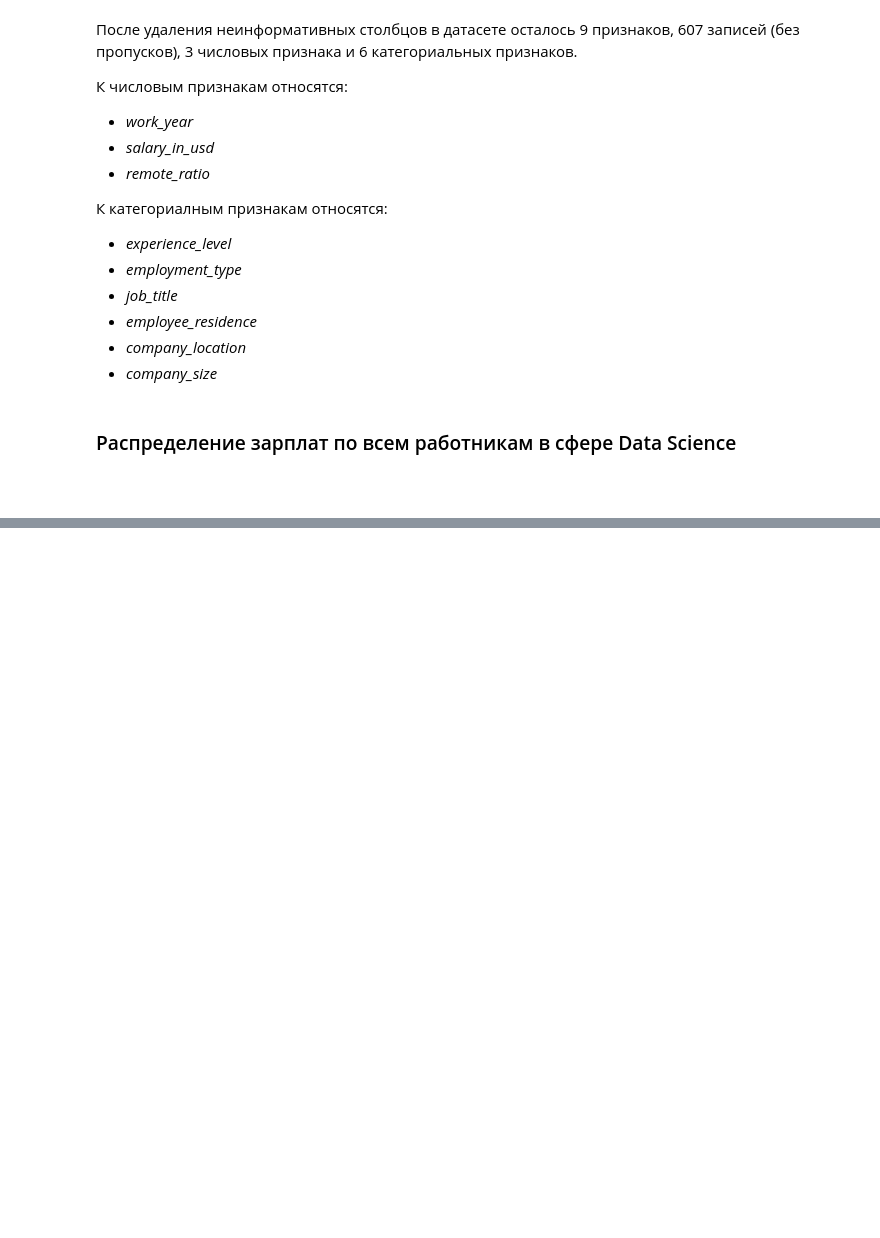
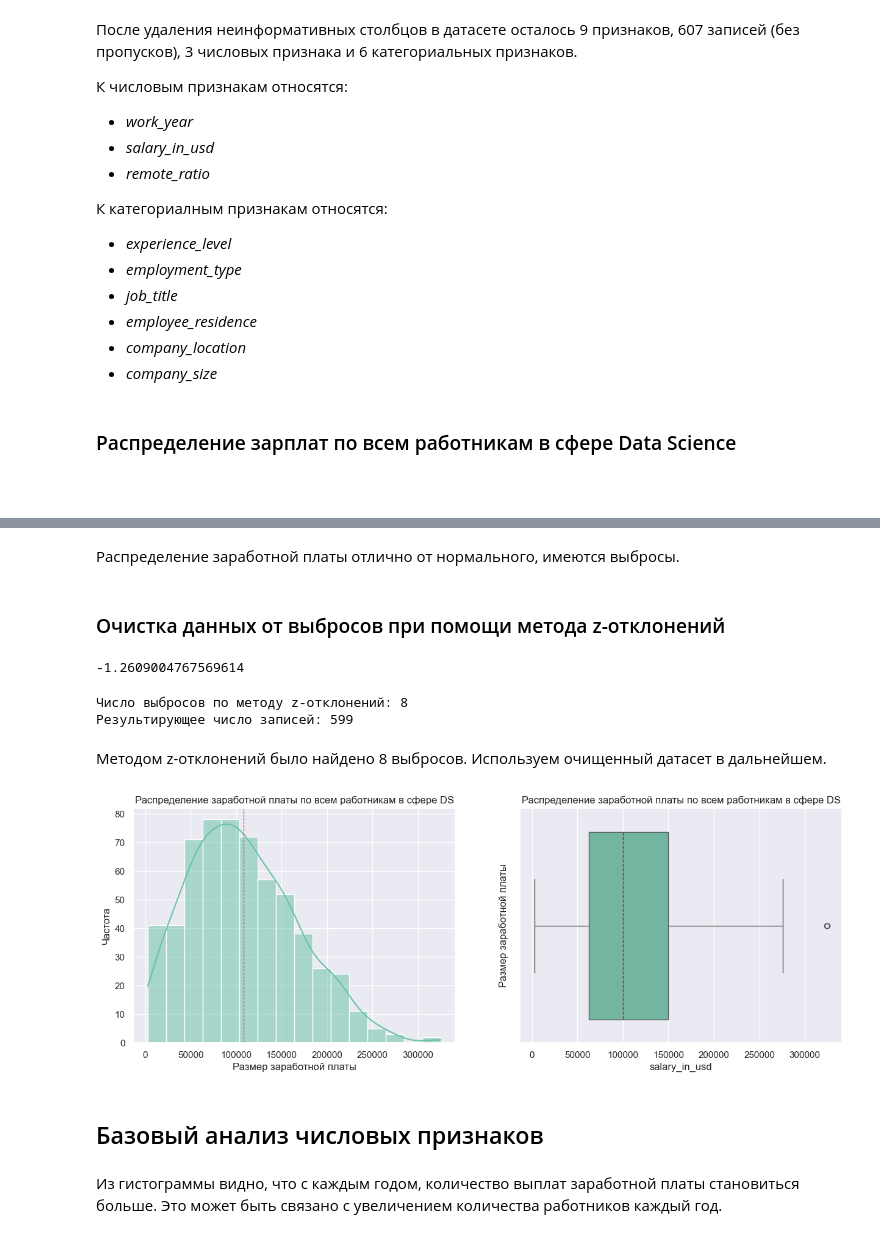
Before and after one commit to ret4ed/Sf_DS_game_1, a Jupyter notebook: Skillfactory/EDA_4_Статистические тесты/Практика. Исследование данных HR-агенства.ipynb, the cells around one changed output, grey strips where cells are left out. Cells and saved outputs as stored; diff of their text form; code cells hidden in the pictures; blank space fills up the shorter version.

```diff
--- a/Skillfactory/EDA_4_Статистические тесты/Практика. Исследование данных HR-агенства.ipynb
+++ b/Skillfactory/EDA_4_Статистические тесты/Практика. Исследование данных HR-агенства.ipynb
@@ -174,0 +207,54 @@ memory usage: 42.8+ KB
+# %% [markdown]
+Распределение заработной платы отлично от нормального, имеются выбросы.
+# %% [markdown]
+### Очистка данных от выбросов при помощи метода z-отклонений
+# %%
+#Определим численный показатель ассиметрии
+print(np.log(ds_salaries['salary_in_usd'] + 1).skew())
+# %% [output]
+-1.2609004767569614
+# %%
+#Реализуем метод z-отклонения
+def outliers_z_score(data, feature, left = 3, right = 3, log_scale=False):
+
+    if log_scale:
+        x = np.log(data[feature] + 1)
+    else:
+        x = data[feature]
+    mu = x.mean()
+    sigma = x.std()
+    lower_bound = mu - left*sigma
+    upper_bound = mu + right*sigma
+    outlies = data[(x < lower_bound) | (x > upper_bound)]
+    cleaned = data[(x >= lower_bound) & (x <= upper_bound)]
+    return outlies, cleaned
+
+outliers, cleaned = outliers_z_score(ds_salaries, 'salary_in_usd')
+print(f'Число выбросов по методу z-отклонений: {outliers.shape[0]}')
+print(f'Результирующее число записей: {cleaned.shape[0]}')
+# %% [output]
+Число выбросов по методу z-отклонений: 8
+Результирующее число записей: 599
+# %% [markdown]
+Методом z-отклонений было найдено 8 выбросов. Используем очищенный датасет в дальнейшем.
+# %%
+#Перезапишем наш датасет
+ds_salaries = cleaned
+# %%
+#Построим гистограмму и диаграмму "boxplot" по очищенному датасету
+fig, axes = plt.subplots(1, 2, figsize=(15, 5))
+
+sns. histplot(ds_salaries['salary_in_usd'], kde=True, ax=axes[0])
+axes[0].set(xlabel='Размер заработной платы', ylabel='Частота')
+axes[0].set_title('Распределение заработной платы по всем работникам в сфере DS')
+axes[0].axvline(ds_salaries['salary_in_usd'].mean(), color='red', linestyle='--', linewidth=0.8)
+
+sns.boxplot(ds_salaries['salary_in_usd'], ax=axes[1], orient='h', medianprops={'color': 'red', 'linestyle': '--'})
+axes[1].set(ylabel='Размер заработной платы')
+axes[1].set_title('Распределение заработной платы по всем работникам в сфере DS')
+
+plt.show()
+# %% [output]
+[figure, added]
+# %% [markdown]
+## Базовый анализ числовых признаков
@@ -174,0 +280,2 @@ memory usage: 42.8+ KB
+# %% [markdown]
+Из гистограммы видно, что с каждым годом, количество выплат заработной платы становиться больше. Это может быть связано с увеличением количества работников каждый год.
```
Also changed, not shown: parts of 6 cells of this notebook.
